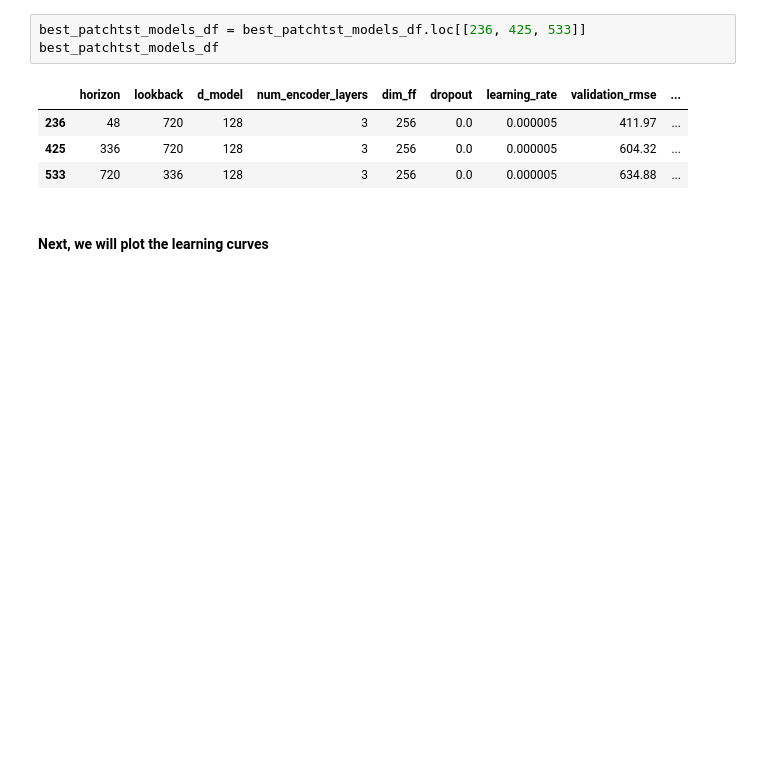
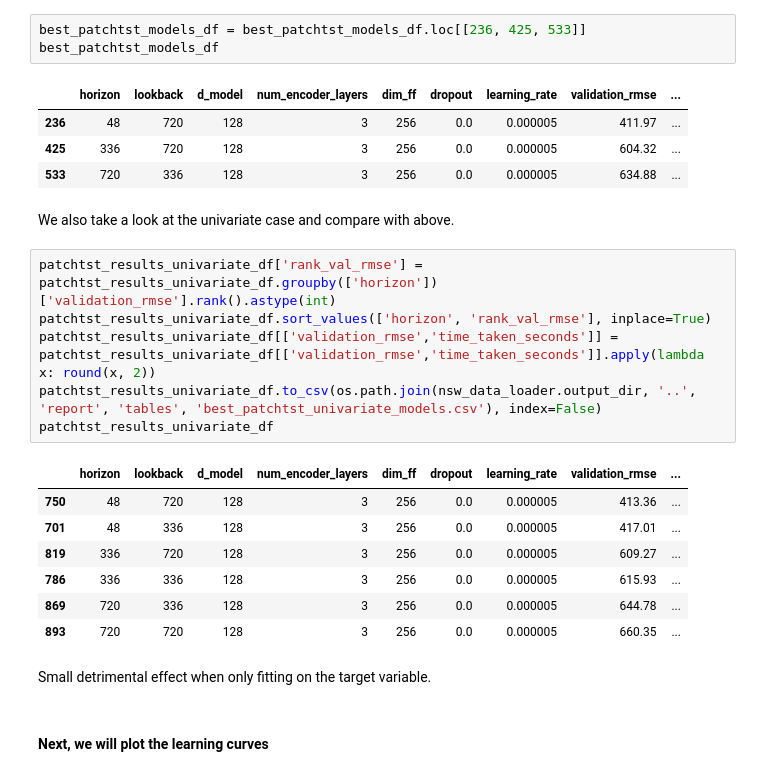
Before and after one commit to laukamkit/capstone_project_GroupA, a Jupyter notebook: src/best_models.ipynb, the cells around one changed output. Saved outputs shown, nothing was run; the diff lists cells and outputs as text; blank space fills up the shorter version.

```diff
--- a/src/best_models.ipynb
+++ b/src/best_models.ipynb
@@ -310,6 +317,24 @@ best_patchtst_models_df
 | 236 | 48 | 720 | 128 | 3 | 256 | 0.0 | 0.000005 | 411.97 | ... |
 | 425 | 336 | 720 | 128 | 3 | 256 | 0.0 | 0.000005 | 604.32 | ... |
 | 533 | 720 | 336 | 128 | 3 | 256 | 0.0 | 0.000005 | 634.88 | ... |
+# %% [markdown]
+We also take a look at the univariate case and compare with above.
+# %%
+patchtst_results_univariate_df['rank_val_rmse'] = patchtst_results_univariate_df.groupby(['horizon'])['validation_rmse'].rank().astype(int)
+patchtst_results_univariate_df.sort_values(['horizon', 'rank_val_rmse'], inplace=True)
+patchtst_results_univariate_df[['validation_rmse','time_taken_seconds']] = patchtst_results_univariate_df[['validation_rmse','time_taken_seconds']].apply(lambda x: round(x, 2))
+patchtst_results_univariate_df.to_csv(os.path.join(nsw_data_loader.output_dir, '..', 'report', 'tables', 'best_patchtst_univariate_models.csv'), index=False)
+patchtst_results_univariate_df
+# %% [output]
+|  | horizon | lookback | d_model | num_encoder_layers | dim_ff | dropout | learning_rate | validation_rmse | ... |
+| 750 | 48 | 720 | 128 | 3 | 256 | 0.0 | 0.000005 | 413.36 | ... |
+| 701 | 48 | 336 | 128 | 3 | 256 | 0.0 | 0.000005 | 417.01 | ... |
+| 819 | 336 | 720 | 128 | 3 | 256 | 0.0 | 0.000005 | 609.27 | ... |
+| 786 | 336 | 336 | 128 | 3 | 256 | 0.0 | 0.000005 | 615.93 | ... |
+| 869 | 720 | 336 | 128 | 3 | 256 | 0.0 | 0.000005 | 644.78 | ... |
+| 893 | 720 | 720 | 128 | 3 | 256 | 0.0 | 0.000005 | 660.35 | ... |
+# %% [markdown]
+Small detrimental effect when only fitting on the target variable.
 # %% [markdown]
 #### Next, we will plot the learning curves
 # %%
```
Also changed, not shown: parts of 6 cells of this notebook, 10 other files.
